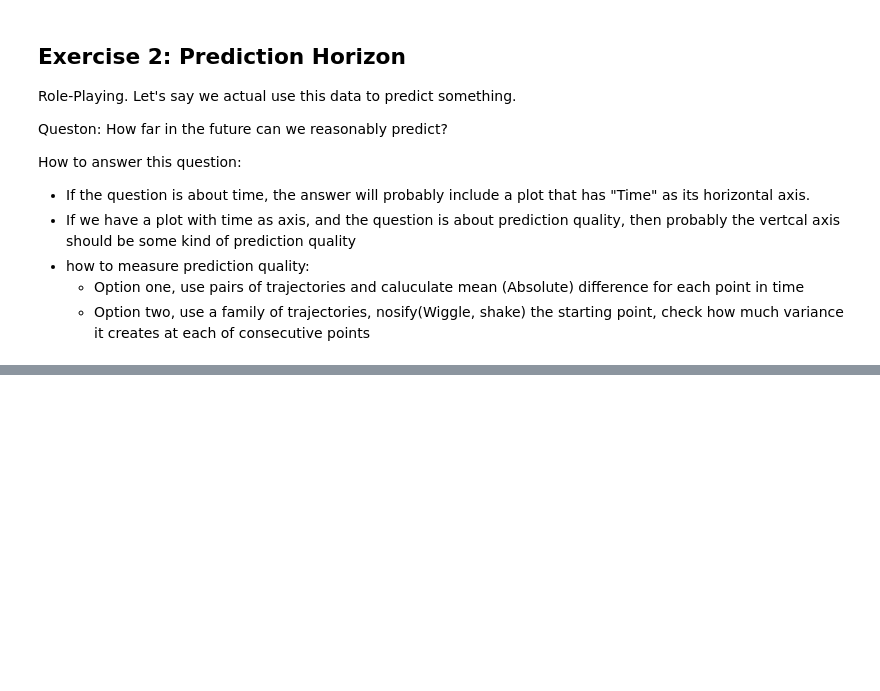
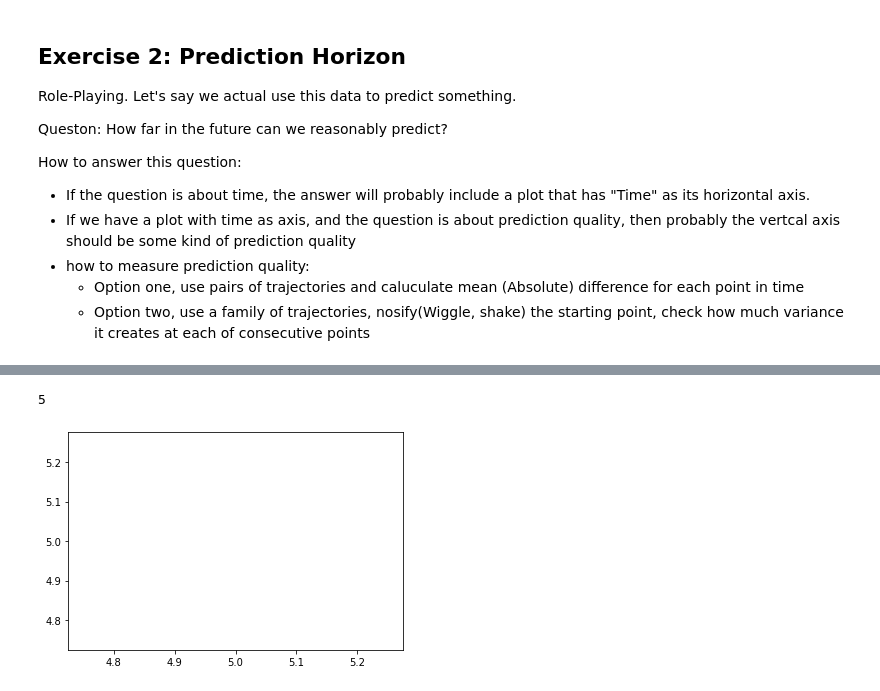
Before and after one commit to JackieLerman/CompBio, a Jupyter notebook: 034_Butterfly_Effect.ipynb, the cells around one changed output, grey strips where cells are left out. Cells and saved outputs as stored; diff of their text form; code cells hidden in the pictures; blank space fills up the shorter version.

```diff
--- a/034_Butterfly_Effect.ipynb
+++ b/034_Butterfly_Effect.ipynb
@@ -71,0 +79,11 @@ plt.ylabel("Variabilities (SD) of trajectories");
+# %%
+a = 25%10
+xsteps= 100
+print(a)
+fig1 = plt.figure()
+
+for i in range(xsteps):
+    plt.plot(a,5)
+# %% [output]
+5
+[figure, added]
```
Also changed, not shown: parts of 3 cells of this notebook, 1 other file.
